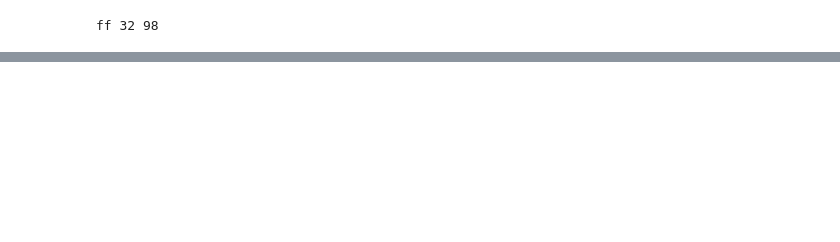
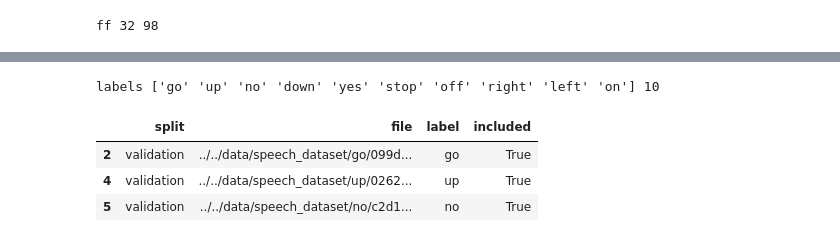
Before and after one commit to jonnor/ESC-CNN-microcontroller, a Jupyter notebook: experiments/speechcommands/Explore.ipynb, the cells around one changed output, grey strips where cells are left out. Saved outputs shown, nothing was run; the diff lists cells and outputs as text; code cells hidden in the pictures; blank space fills up the shorter version.

```diff
--- a/experiments/speechcommands/Explore.ipynb
+++ b/experiments/speechcommands/Explore.ipynb
@@ -138,0 +145,31 @@ Clipping input data to the valid range for imshow with RGB data ([0..1] for floa
+# %%
+# return Pandas.DataFrame
+def get_samples(audio_processor):
+
+    data = {
+        'split': [],
+        'file': [],
+        'label': [],
+        'included': [],
+    }
+
+    for dataset, files in audio_processor.data_index.items():
+        for sample in files:
+            label = sample['label']
+            data['included'].append(label in audio_processor.wanted_words)
+            data['split'].append(dataset)
+            data['label'].append(label)
+            data['file'].append(sample['file'])
+
+    return pandas.DataFrame(data)
+
+all_samples = get_samples(audio_processor)
+samples = all_samples[all_samples.included == True]
+print('labels', samples.label.unique(), len(samples.label.unique()))
+samples.head(3)
+# %% [output]
+labels ['go' 'up' 'no' 'down' 'yes' 'stop' 'off' 'right' 'left' 'on'] 10
+|  | split | file | label | included |
+| 2 | validation | ../../data/speech_dataset/go/099d... | go | True |
+| 4 | validation | ../../data/speech_dataset/up/0262... | up | True |
+| 5 | validation | ../../data/speech_dataset/no/c2d1... | no | True |
```
Also changed, not shown: parts of 10 cells of this notebook.
